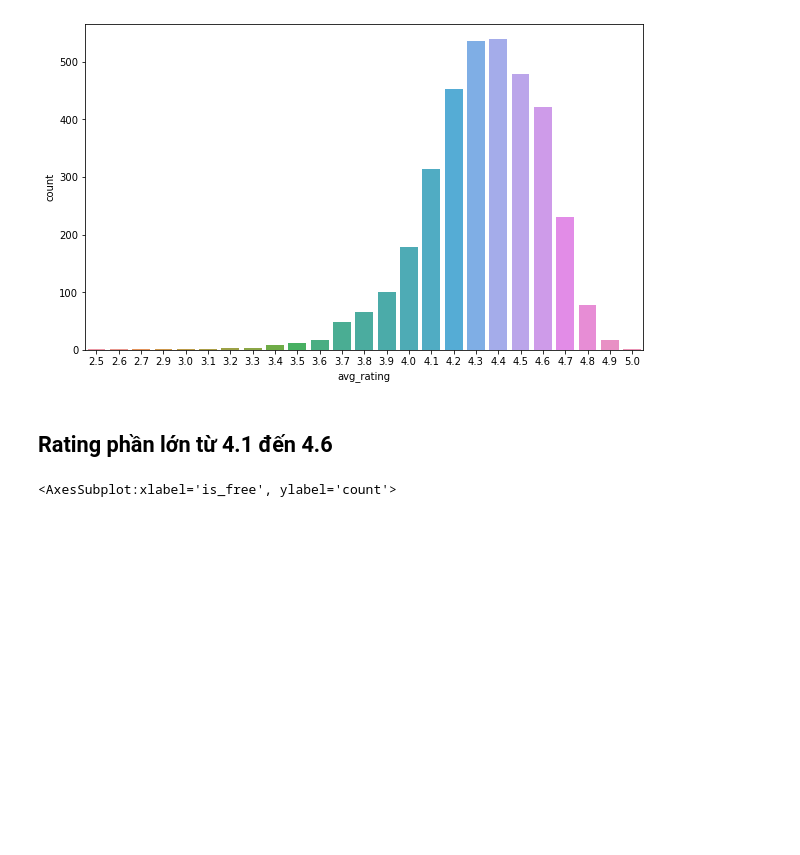
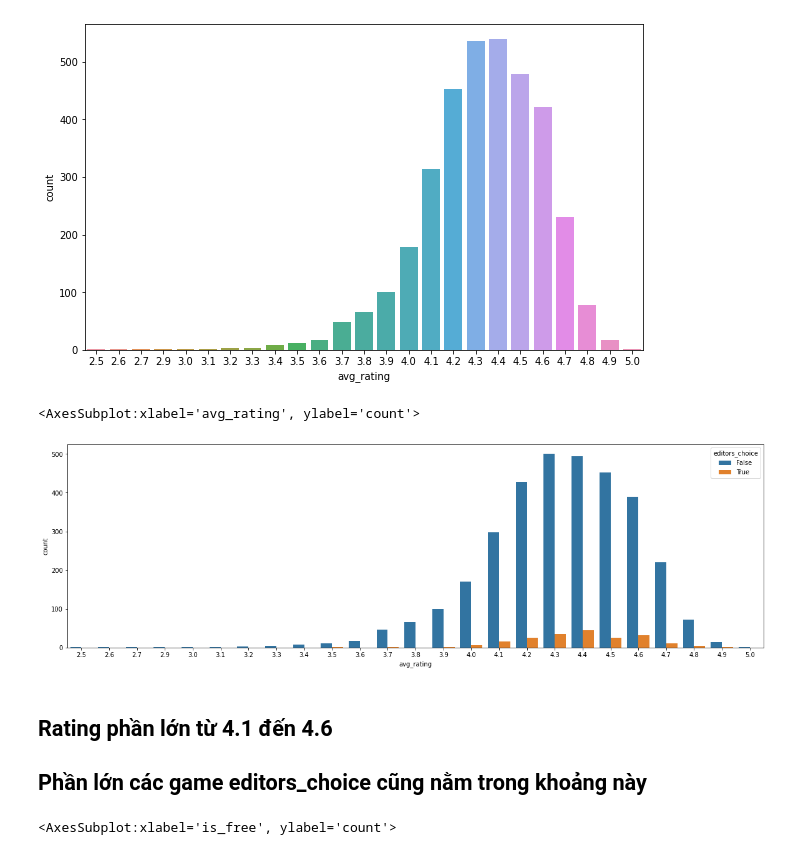
Before and after one commit to hieplk97/Recommendation-For-Games, a Jupyter notebook: jupyter_lab/Data Explorer.ipynb, the cells around one changed output. Saved outputs shown, nothing was run; the diff lists cells and outputs as text; code cells hidden in the pictures; blank space fills up the shorter version.

```diff
--- a/jupyter_lab/Data Explorer.ipynb
+++ b/jupyter_lab/Data Explorer.ipynb
@@ -207,8 +210,15 @@ sns.countplot(x='avg_rating', data=games_data, order=sorted(games_data['avg_rati
 # %% [output]
 <AxesSubplot:xlabel='avg_rating', ylabel='count'>
 [figure]
+# %%
+plt.figure(figsize=(20, 6))
+sns.countplot(x='avg_rating', data=games_data,  hue='editors_choice', order=sorted(games_data['avg_rating'].unique()))
+# %% [output]
+<AxesSubplot:xlabel='avg_rating', ylabel='count'>
+[figure, added]
 # %% [markdown]
 ## Rating phần lớn từ 4.1 đến 4.6
+## Phần lớn các game editors_choice cũng nằm trong khoảng này
 # %%
 plt.figure(figsize=(10, 6))
 sns.countplot(x='is_free', data=games_data)
```
Also changed, not shown: parts of 9 cells of this notebook, 8 other files.
